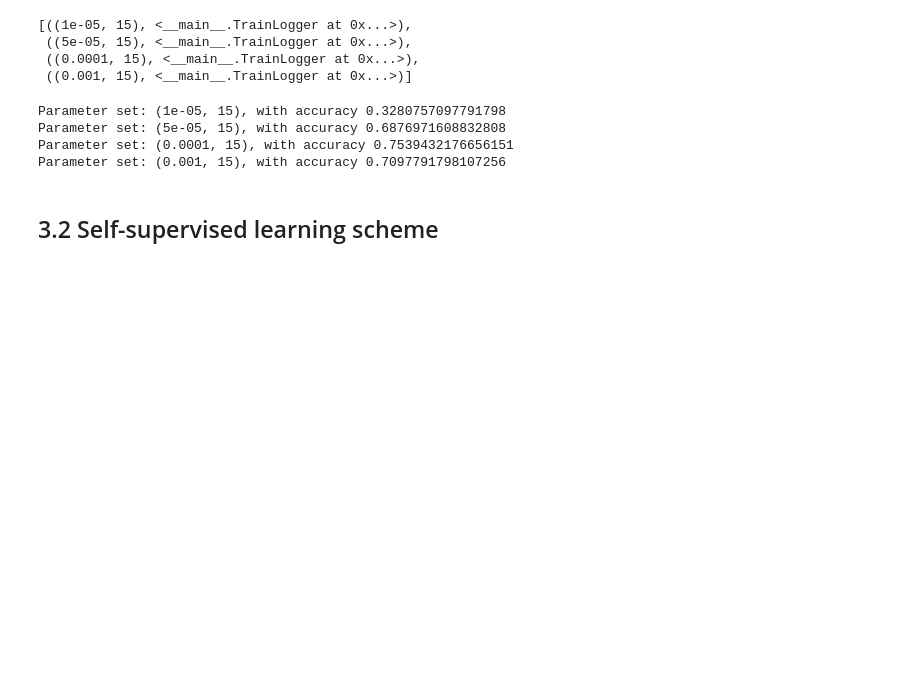
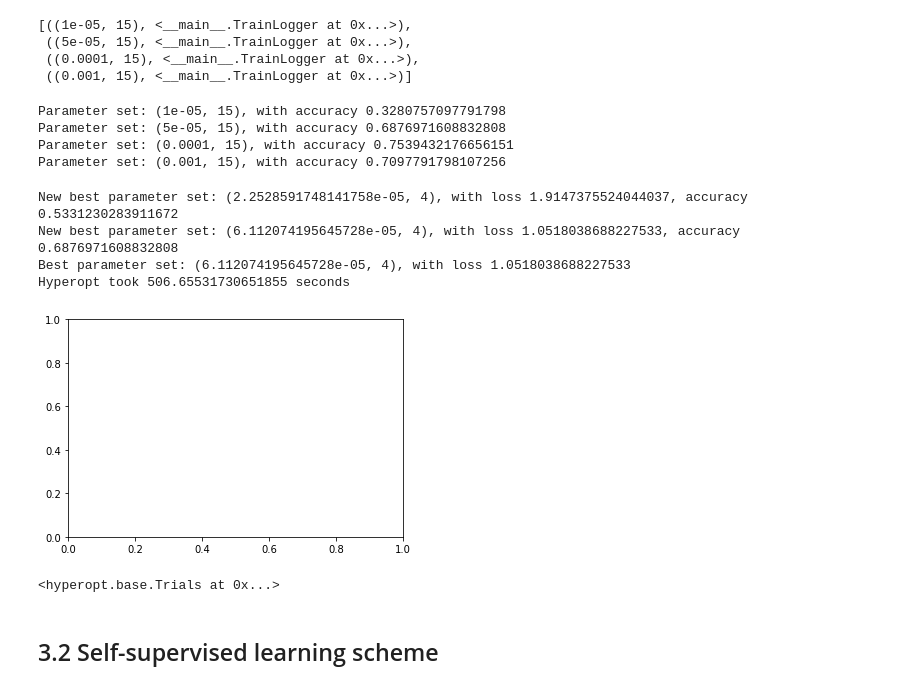
Before and after one commit to arnodeceuninck/ANN-Self-Supervised-Scene-Classification, a Jupyter notebook: main.ipynb, the cells around one changed output. Saved outputs shown, nothing was run; the diff lists cells and outputs as text; code cells hidden in the pictures; blank space fills up the shorter version.

Commit message:
hyperparameter search using grid search, random search or hyperopt (bayesian optimization)

```diff
--- a/main.ipynb
+++ b/main.ipynb
@@ -242,6 +246,8 @@ class TrainLogger:
         plt.title('Validation Accuracy')
         plt.savefig(f'{self.output_folder}/validation_accuracy.png')
 
+        plt.cla()
+
     def get_info_table(self):
         table = ""
 
@@ -545,8 +551,3 @@ def random_search(model, train_config, pretext_task=None,
 # %% [markdown]
 ### Bayesian Optimization
 https://kevinvecmanis.io/statistics/machine%20learning/python/smbo/2019/06/01/Bayesian-Optimization.html also explains visualization
-# %%
-space = {
-      'lr': hp.loguniform('lr', np.log(0.00001), np.log(0.001)),
-        'batch_size': hp.choice('batch_size', [BATCH_SIZE])
-      }
@@ -556,8 +559,9 @@ HYPEROPT_MODEL_PARAMS = {
     "model": None,
     "pretext_task": None,
     'train_config': None,
-    "best_loss": -np.inf,
-    "best_parameter_set": None
+    "best_loss": np.inf,
+    "best_parameter_set": None,
+    "all_results": [],
 }
 
 def objective(params):
@@ -590,5 +594,7 @@ def objective(params):
 
         print(f"New best parameter set: {parameter_set}, with loss {loss}, accuracy {log.get_best_val_acc()}")
 
+    HYPEROPT_MODEL_PARAMS["all_results"].append((parameter_set, log))
+
     return {'loss': loss, 'status': STATUS_OK}
 # %%
@@ -757,3 +712,22 @@ Parameter set: (1e-05, 15), with accuracy 0.3280757097791798
 Parameter set: (5e-05, 15), with accuracy 0.6876971608832808
 Parameter set: (0.0001, 15), with accuracy 0.7539432176656151
 Parameter set: (0.001, 15), with accuracy 0.7097791798107256
+# %%
+# hyperopt
+model_efficient_b0 = torchvision.models.efficientnet_b0(weights='IMAGENET1K_V1')
+make_trainable(model_efficient_b0, train_features=True, train_classifier=True)
+modify_classification_head(model_efficient_b0, num_classes=NUM_CLASSES)
+
+train_config = TrainConfig()
+
+best, trials = train_hyperopt(model_efficient_b0, train_config, early_stop_count=2, descr="supervised")
+# %% [output]
+New best parameter set: (2.2528591748141758e-05, 4), with loss 1.9147375524044037, accuracy 0.5331230283911672
+New best parameter set: (6.112074195645728e-05, 4), with loss 1.0518038688227533, accuracy 0.6876971608832808
+Best parameter set: (6.112074195645728e-05, 4), with loss 1.0518038688227533
+Hyperopt took 506.65531730651855 seconds
+[figure, added]
+# %%
+trials
+# %% [output]
+<hyperopt.base.Trials at 0x...>
```
Also changed, not shown: parts of 8 cells of this notebook.
